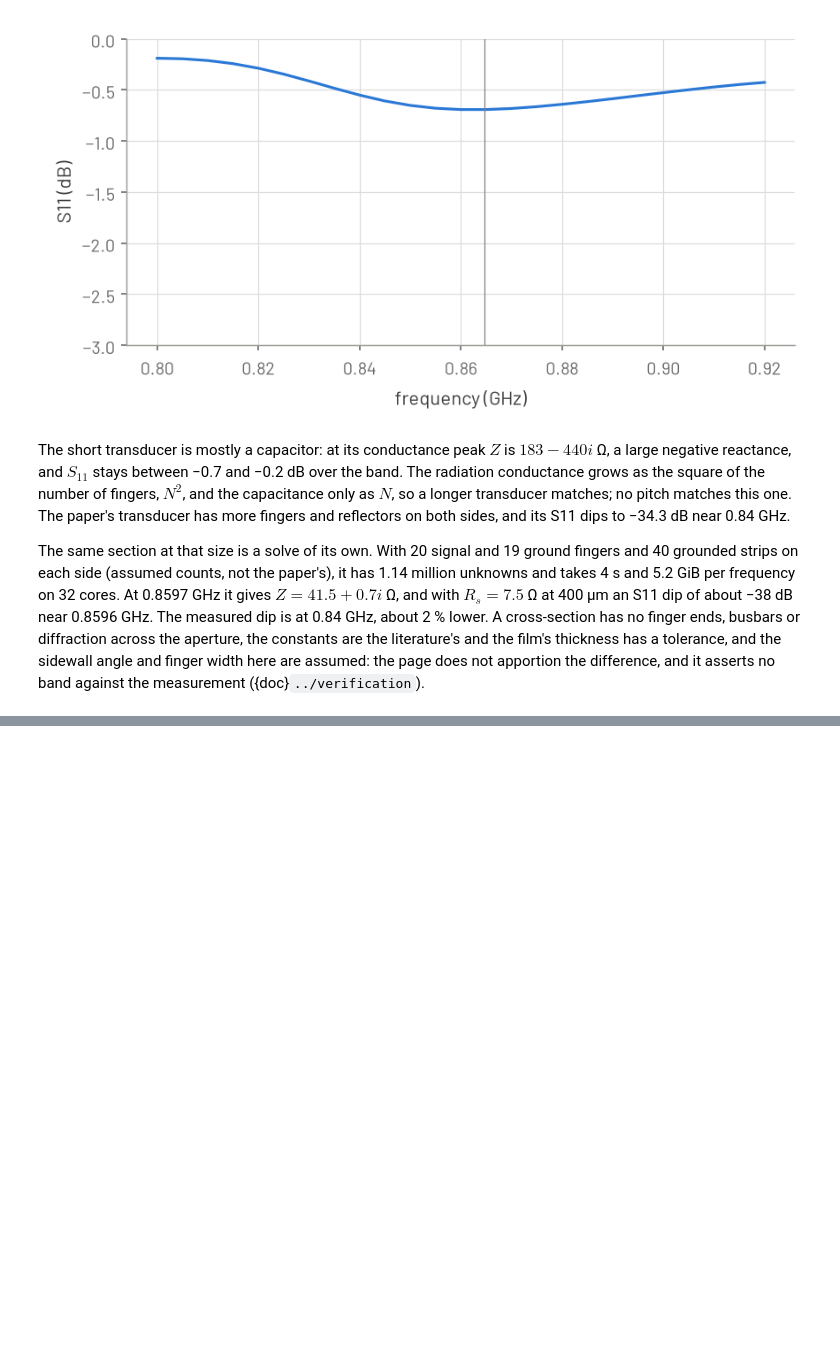
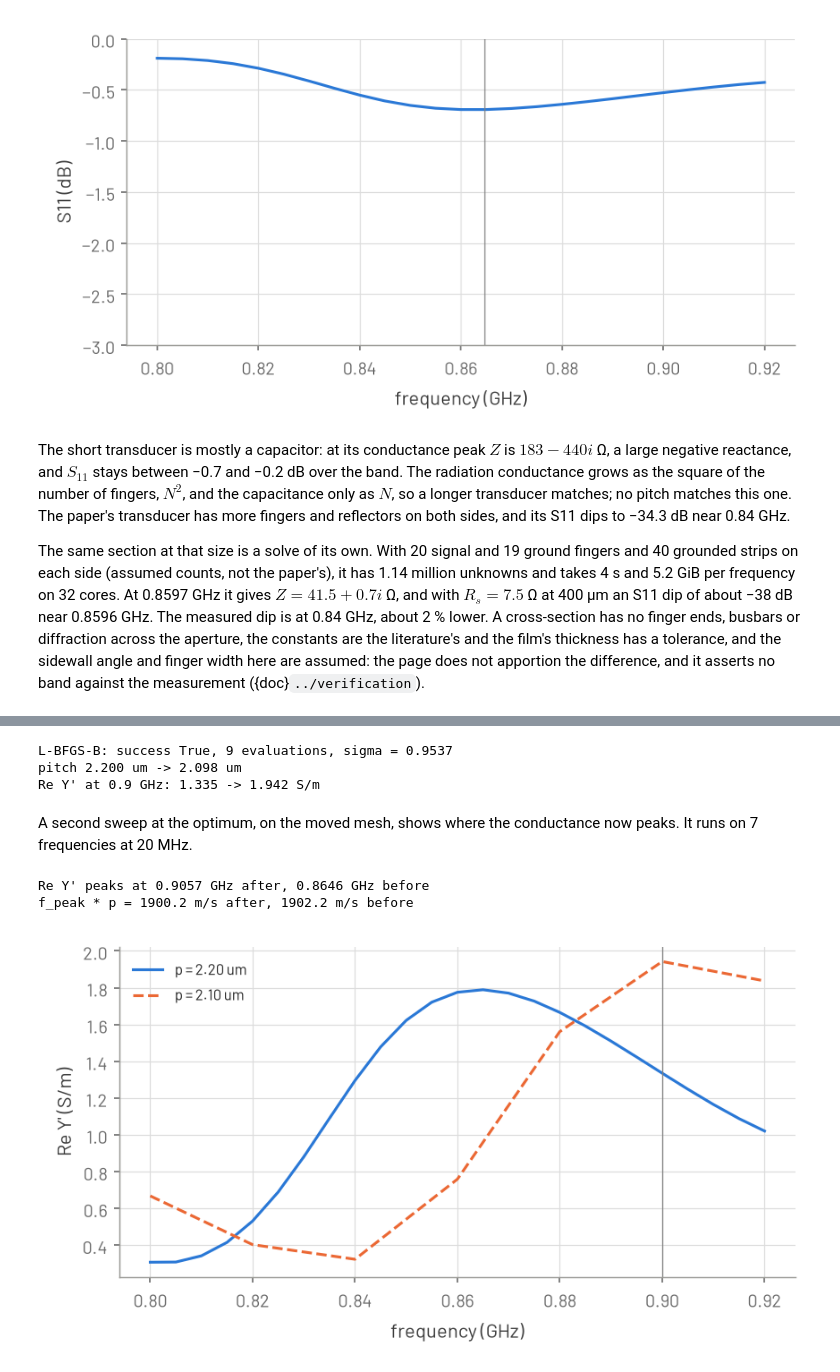
Before and after one commit to EMinsight/gfem, a Jupyter notebook: docs/tutorials/transducer.ipynb, the cells around one changed output, grey strips where cells are left out. Saved outputs shown, nothing was run; the diff lists cells and outputs as text; code cells hidden in the pictures; blank space fills up the shorter version.

Commit message:
docs(piezoelectric): the pitch's exact derivative and a design loop in the tutorial, the gradient recipe, the capabilities row and its gradient cells

```diff
--- a/docs/tutorials/transducer.ipynb
+++ b/docs/tutorials/transducer.ipynb
@@ -431,0 +508,53 @@ difference, and it asserts no band against the measurement ({doc}`../verificatio
+# %%
+def negative(s):
+    value, grad = jax.value_and_grad(conductance)(float(s[0]))
+    return -float(value), -np.asarray([grad])
+
+
+best = minimize(negative, [1.0], jac=True, method="L-BFGS-B", bounds=[(0.9, 1.1)],
+                options={"maxiter": 10})  # fmt: skip
+sigma_opt = float(best.x[0])
+g_opt = -best.fun
+print(
+    f"L-BFGS-B: success {best.success}, {best.nfev} evaluations, "
+    f"sigma = {sigma_opt:.4f}"
+)
+print(f"pitch {section.pitch / um:.3f} um -> {sigma_opt * section.pitch / um:.3f} um")
+print(f"Re Y' at 0.9 GHz: {float(g_start):.3f} -> {g_opt:.3f} S/m")
+# %% [output]
+L-BFGS-B: success True, 9 evaluations, sigma = 0.9537
+pitch 2.200 um -> 2.098 um
+Re Y' at 0.9 GHz: 1.335 -> 1.942 S/m
+# %% [markdown]
+A second sweep at the optimum, on the moved mesh, shows where the conductance now
+peaks. It runs on 7 frequencies at 20 MHz.
+# %%
+moved = model.replace(mesh=section.mesh.with_nodes(stretch(nodes0, sigma_opt)))
+sweep_opt = gfem.Piezoelectric(
+    np.arange(0.80e9, 0.9201e9, 20e6),
+    terminals={"signal": "signal"}, ground="ground", clamped="bottom",
+    damping_frame=frame,
+)  # fmt: skip
+res_opt = gfem.solve(moved, sweep_opt)
+y_opt = np.asarray(res_opt.admittance_per_length)[:, 0, 0]
+i_opt = int(np.argmax(y_opt.real))
+f_opt = vertex(res_opt.frequency, y_opt.real, i_opt)
+pitch_opt = sigma_opt * section.pitch
+print(f"Re Y' peaks at {f_opt / 1e9:.4f} GHz after, {f_peak / 1e9:.4f} GHz before")
+print(
+    f"f_peak * p = {f_opt * pitch_opt:.1f} m/s after, "
+    f"{f_peak * section.pitch:.1f} m/s before"
+)
+# %% [output]
+Re Y' peaks at 0.9057 GHz after, 0.8646 GHz before
+f_peak * p = 1900.2 m/s after, 1902.2 m/s before
+# %%
+fig, ax = plt.subplots(figsize=(6.5, 3.2))
+ax.plot(f_ghz, y.real, label=f"p = {section.pitch / um:.2f} um")
+ax.plot(res_opt.frequency / 1e9, y_opt.real, "--", label=f"p = {pitch_opt / um:.2f} um")
+ax.axvline(0.9, color="gray", lw=0.6)
+ax.set_xlabel("frequency (GHz)")
+ax.set_ylabel("Re Y' (S/m)")
+ax.legend(fontsize=8);
+# %% [output]
+[figure, added]
```
Also changed, not shown: parts of 9 cells of this notebook, 16 other files.
